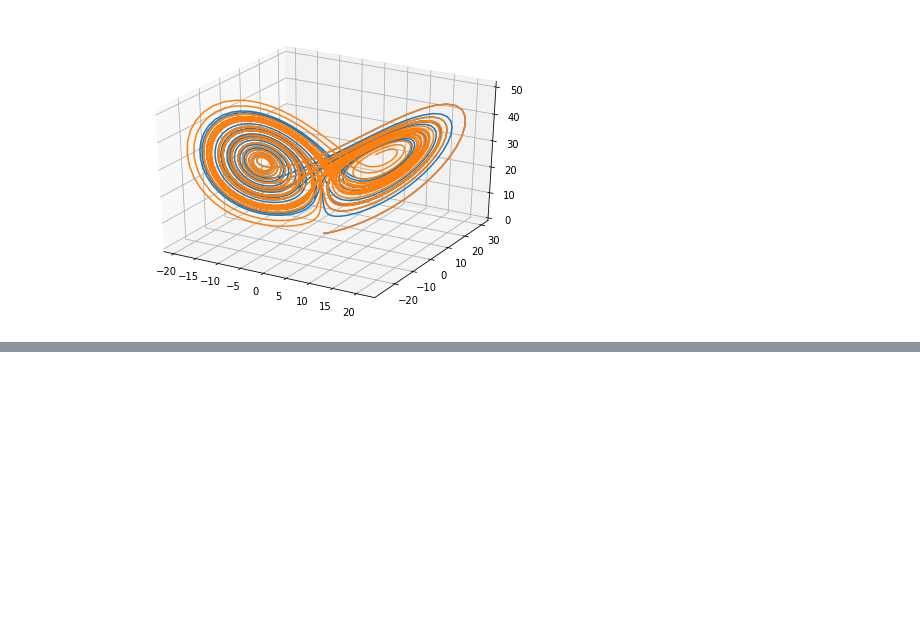
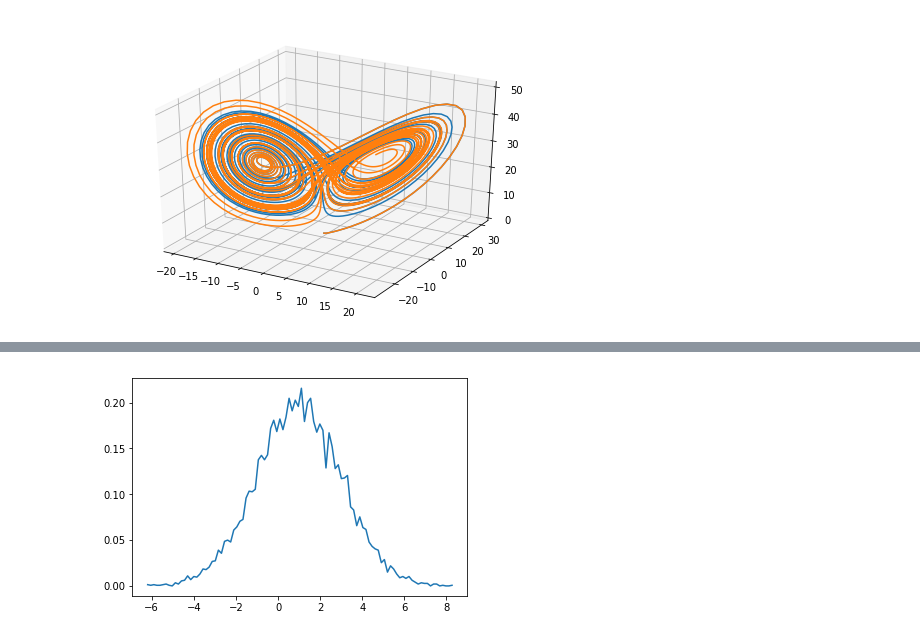
Before and after one commit to lilongbin/ai, a Jupyter notebook: da/scipy/scipy.primer.ipynb, the cells around one changed output, grey strips where cells are left out. Drawn from its saved outputs; the diff is of its cells as text; code cells hidden in the pictures; blank space fills up the shorter version.

```diff
--- a/da/scipy/scipy.primer.ipynb
+++ b/da/scipy/scipy.primer.ipynb
@@ -580,0 +864,12 @@ plt.show()
+# %%
+from scipy import stats
+import numpy as np
+import matplotlib.pyplot as pl
+X =stats.norm(loc=1.0,scale=2.0)
+x =X.rvs(size=10000) # 对随机变量取 10000个值
+p, t2 =np.histogram(x, bins=100, normed=True)
+t2 = (t2[:-1] + t2[1:])/2
+pl.plot(t2, p) #绘制统计所得到的概率密度
+pl.show()
+# %% [output]
+[figure, added]
```
Also changed, not shown: parts of 79 cells of this notebook, 8 other files.
